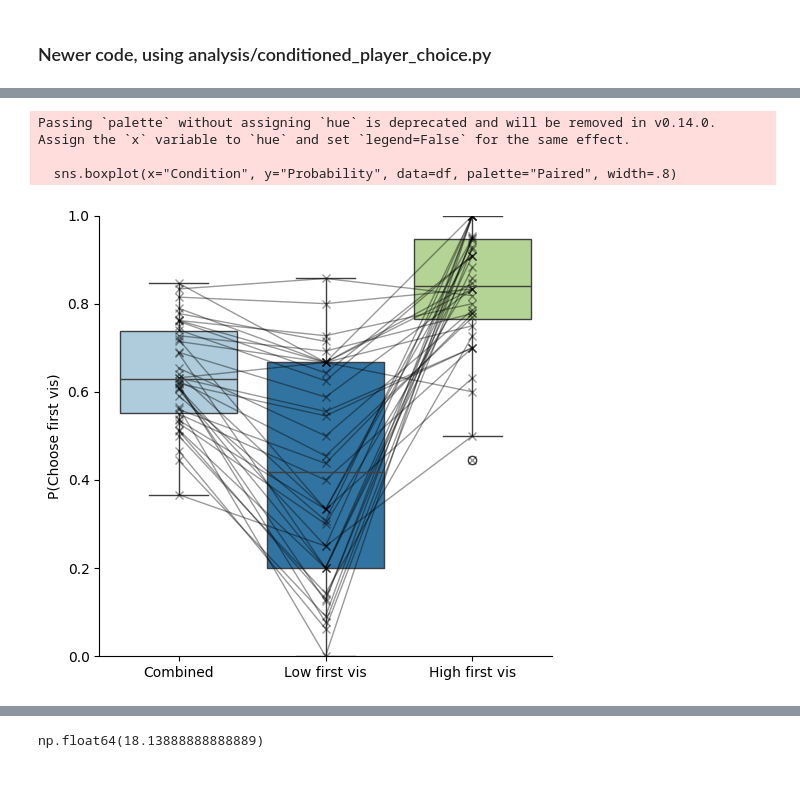
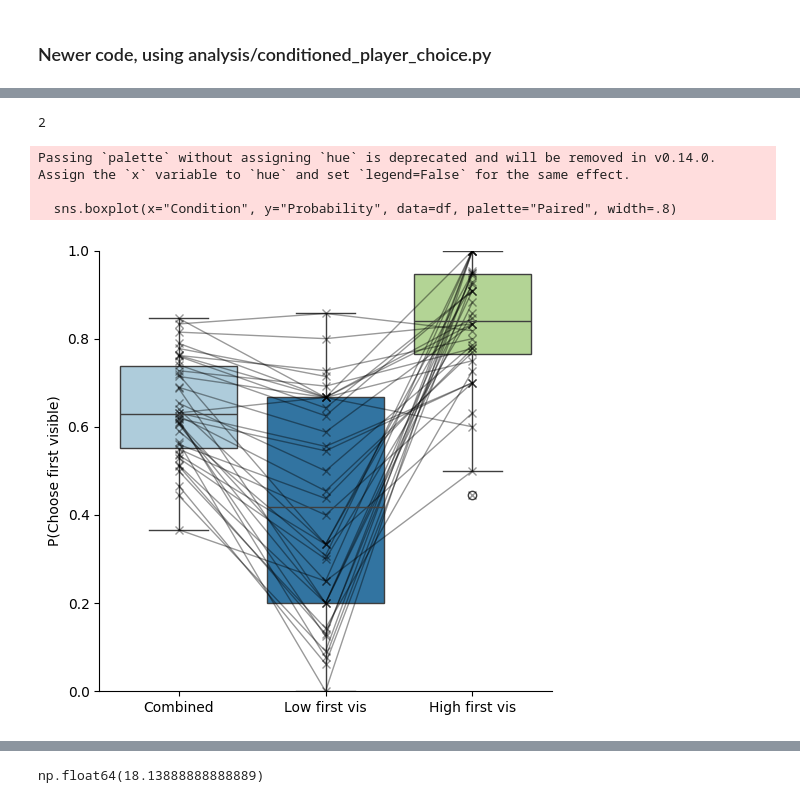
Before and after one commit to tomhagley6/octagon_analysis, a Jupyter notebook: sandbox/wall_visibility_analysis_sandbox.ipynb, the cells around one changed output, grey strips where cells are left out. Cells and saved outputs as stored; diff of their text form; code cells hidden in the pictures.

```diff
--- a/sandbox/wall_visibility_analysis_sandbox.ipynb
+++ b/sandbox/wall_visibility_analysis_sandbox.ipynb
@@ -469,6 +482,10 @@ In wall_visibility_and_choice/get_given_wall_first_visible_session, wall_visible
 And the number of valid trials at this step is 9
 Len '1 with initial_vis_only False': 9
 Probability player chose wall given these conditions: 0.3333333333333333
+# %%
+len(numerator1)
+# %% [output]
+2
 # %%
 def combine_multiple_conditions(indices_condition1, indices_condition2):
     ''' Combine the trial indices from multiple conditions.
@@ -477,11 +494,13 @@ def combine_multiple_conditions(indices_condition1, indices_condition2):
         Returns 1 list containing the combined trial indices from both conditions,
         with player 1 concatenated to player 0. '''
 
-    if len(probabilities1.shape) != 1: # if not solo
-        # flatten the list across player 0 and player 1
-        indices_condition1_flattened = indices_condition1[0] + indices_condition1[1]
-        indices_condition2_flattened = indices_condition2[0] + indices_condition2[1]
+    if len(indices_condition1) == 2: # if not solo
+        # flatten the list across player 0 and player 1 (s.t. same-session players are consecutive)
+        indices_condition1_flattened = [player for session in zip(indices_condition1[0], indices_condition1[1]) for player in session]
+        indices_condition2_flattened = [player for session in zip(indices_condition2[0], indices_condition2[1]) for player in session]
+
     else:
+        print("not of length 2, inferring solo")
         indices_condition1_flattened = indices_condition1
         indices_condition2_flattened = indices_condition2
 
@@ -496,16 +515,24 @@ filtered_trial_choice_indices_total = combine_multiple_conditions(numerator1, nu
 filtered_trial_indices_total = combine_multiple_conditions(denominator1, denominator2)
 # %%
 # probability of specified choice for each player given condition
+data_size_cutoff = 4
 probabilities3 = np.full(len(filtered_trial_indices_total), np.nan)
+
+# only include this probability if the summed denominators for the trial are of length > data_size_cutoff
 for i in range(len(filtered_trial_indices_total)):
-    probabilities3[i] = conditioned_player_choice.calculate_probability_choose_wall(filtered_trial_indices_total[i], filtered_trial_choice_indices_total[i])
+    if len(filtered_trial_indices_total[i]) <= data_size_cutoff:
+        print(f"fewer than {data_size_cutoff} trials in the denominator, returning np.nan instead of probability")
+        probabilities3[i] = np.nan
+    else:
+        probabilities3[i] = conditioned_player_choice.calculate_probability_choose_wall(filtered_trial_indices_total[i], filtered_trial_choice_indices_total[i])
 # %%
-# non-combined probabilities need transposing and ravelling, as they are shaped num_sessions,num_players
-wall_choice_probabilities = [probabilities3, probabilities2.T.ravel(), probabilities1.T.ravel()]
+# non-combined probabilities need row-major order unravelling, as they are shaped num_sessions,num_players
+wall_choice_probabilities = [probabilities3, probabilities2.ravel(), probabilities1.ravel()]
 # %%
-plot_probability_chose_wall.boxplot_probability_choose_wall(wall_choice_probabilities, ['Combined', 'Low first vis', 'High first vis'], ylabel="P(Choose first vis)")
+# plot social combined, low-first-vis and high-first-vis conditions for probability of choosing the first visible wall
+plot_probability_chose_wall.boxplot_probability_choose_wall(wall_choice_probabilities, ['Combined', 'Low first vis', 'High first vis'], ylabel="P(Choose first visible)")
 # %% [output]
 Passing `palette` without assigning `hue` is deprecated and will be removed in v0.14.0. Assign the `x` variable to `hue` and set `legend=False` for the same effect.
 
   sns.boxplot(x="Condition", y="Probability", data=df, palette="Paired", width=.8)
-[figure, old version]
+[figure, new version]
```
Also changed, not shown: parts of 33 cells of this notebook, 8 other files.
